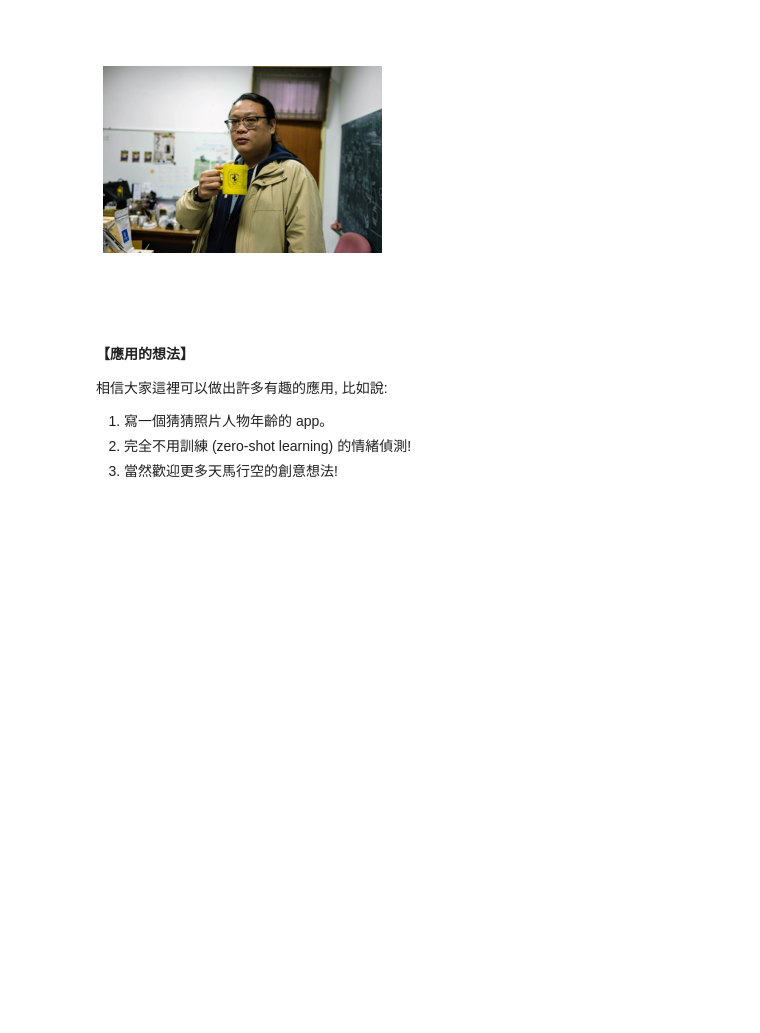
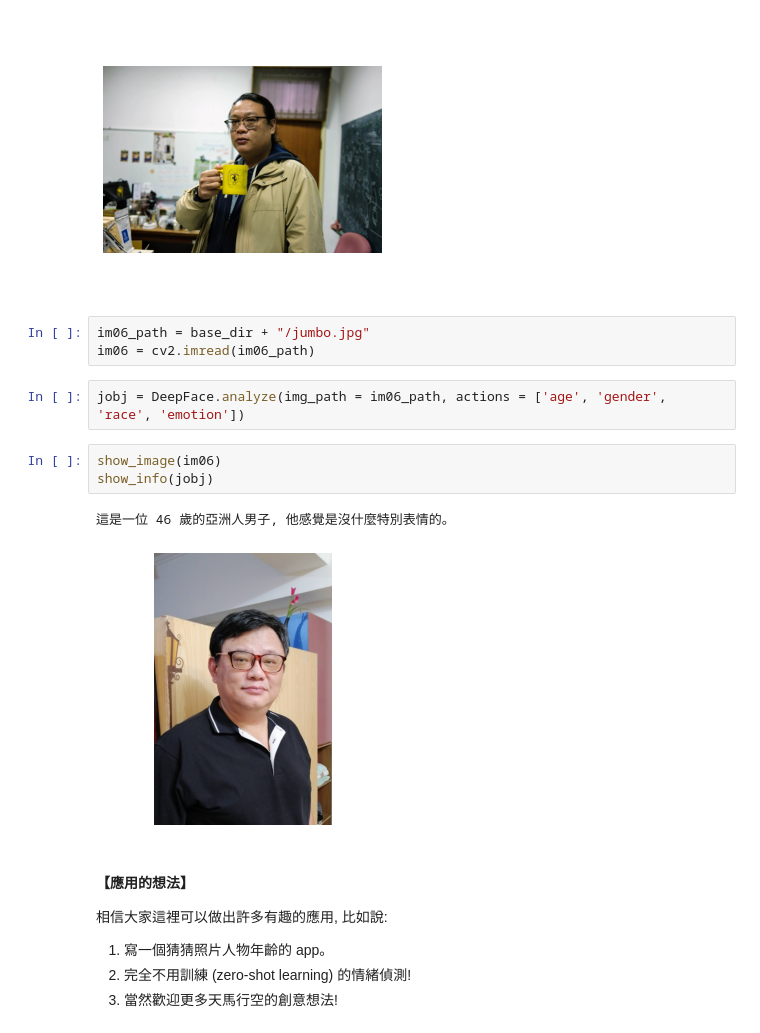
Before and after one commit to jumbokh/Intelligent-monitoring-class, a Jupyter notebook: notebooks/colab08 用 DeepFace 神速打造人臉辨識.ipynb, the cells around one changed output. Drawn from its saved outputs; the diff is of its cells as text; blank space fills up the shorter version.

```diff
--- a/notebooks/colab08 用 DeepFace 神速打造人臉辨識.ipynb
+++ b/notebooks/colab08 用 DeepFace 神速打造人臉辨識.ipynb
@@ -288,6 +288,17 @@ show_info(obj)
 # %% [output]
 這是一位 40 歲的亞洲人男子, 他感覺是恐懼的。
 [figure]
+# %%
+im06_path = base_dir + "/jumbo.jpg"
+im06 = cv2.imread(im06_path)
+# %%
+jobj = DeepFace.analyze(img_path = im06_path, actions = ['age', 'gender', 'race', 'emotion'])
+# %%
+show_image(im06)
+show_info(jobj)
+# %% [output]
+這是一位 46 歲的亞洲人男子, 他感覺是沒什麼特別表情的。
+[figure, added]
 # %% [markdown]
 #### 【應用的想法】
 
```
Also changed, not shown: parts of 5 cells of this notebook.
